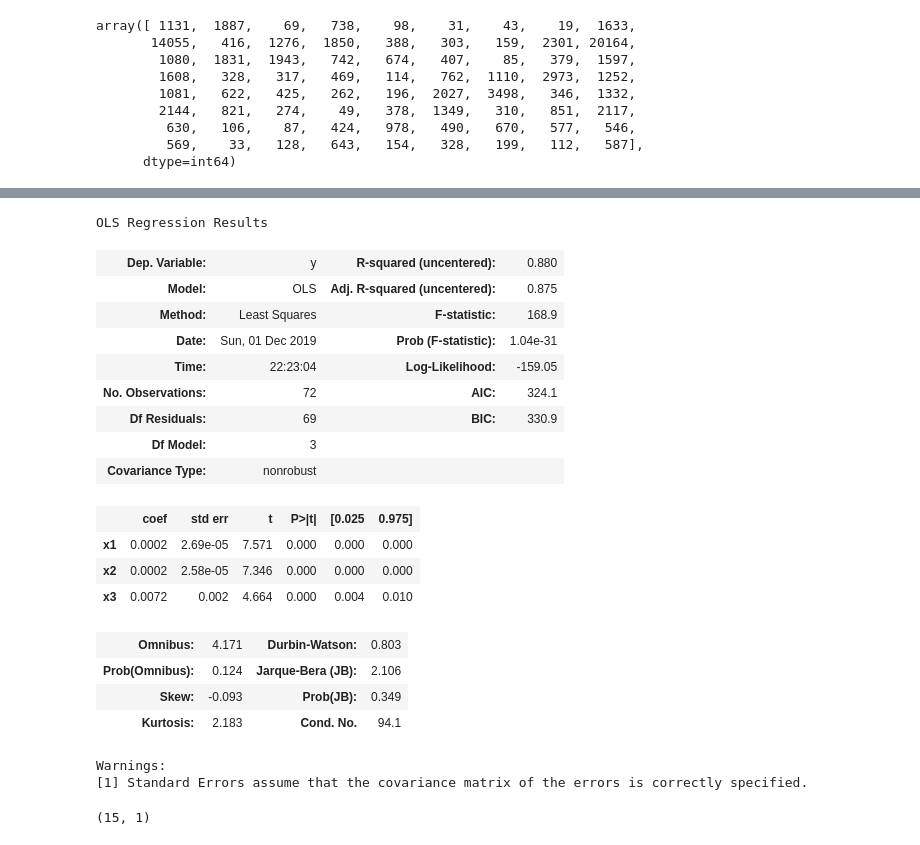
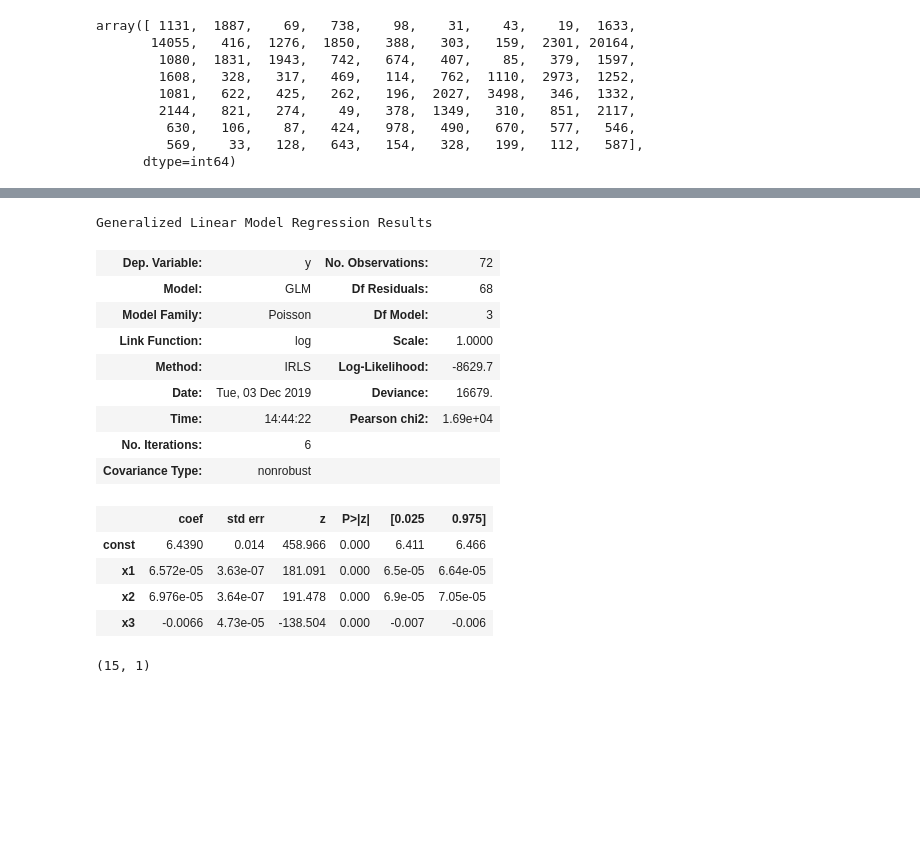
Before and after one commit to leonardzh/zheng_MnM4SDS_project, a Jupyter notebook: austria_NNSI.ipynb, the cells around one changed output, grey strips where cells are left out. Cells and saved outputs as stored; diff of their text form; code cells hidden in the pictures; blank space fills up the shorter version.

```diff
--- a/austria_NNSI.ipynb
+++ b/austria_NNSI.ipynb
@@ -139,3 +146,4 @@ tensor([[[ 4016.0000, 25741.0000,   103.0018]]])
 # %%
 X=input_features.T
-X = np.log(X)
+
+X = sm.add_constant(X)
@@ -160,3 +150,2 @@ array([[ 8.29804166, 10.15584033,  4.6347469 ],
 # %%
 Y=flows.reshape(-1,1)
-Y = np.log(Y)
@@ -165,26 +156,27 @@ model = sm.OLS(Y,X)
+# %%
+
+
+#statsmodel GLM family possion/SPN
+model = sm.GLM(Y, X, family=sm.families.Poisson())
 # %%
-model.fit().summary()
+results = model.fit()
+results.summary()
 # %% [output]
-OLS Regression Results
+Generalized Linear Model Regression Results
-| Dep. Variable: | y | R-squared (uncentered): | 0.880 |
-| Model: | OLS | Adj. R-squared (uncentered): | 0.875 |
-| Method: | Least Squares | F-statistic: | 168.9 |
-| Date: | Sun, 01 Dec 2019 | Prob (F-statistic): | 1.04e-31 |
-| Time: | 22:23:04 | Log-Likelihood: | -159.05 |
-| No. Observations: | 72 | AIC: | 324.1 |
-| Df Residuals: | 69 | BIC: | 330.9 |
-| Df Model: | 3 |  |  |
+| Dep. Variable: | y | No. Observations: | 72 |
+| Model: | GLM | Df Residuals: | 68 |
+| Model Family: | Poisson | Df Model: | 3 |
+| Link Function: | log | Scale: | 1.0000 |
+| Method: | IRLS | Log-Likelihood: | -8629.7 |
+| Date: | Tue, 03 Dec 2019 | Deviance: | 16679. |
+| Time: | 14:44:22 | Pearson chi2: | 1.69e+04 |
+| No. Iterations: | 6 |  |  |
 | Covariance Type: | nonrobust |  |  |
-|  | coef | std err | t | P>|t| | [0.025 | 0.975] |
-| x1 | 0.0002 | 2.69e-05 | 7.571 | 0.000 | 0.000 | 0.000 |
-| x2 | 0.0002 | 2.58e-05 | 7.346 | 0.000 | 0.000 | 0.000 |
-| x3 | 0.0072 | 0.002 | 4.664 | 0.000 | 0.004 | 0.010 |
+|  | coef | std err | z | P>|z| | [0.025 | 0.975] |
+| const | 6.4390 | 0.014 | 458.966 | 0.000 | 6.411 | 6.466 |
+| x1 | 6.572e-05 | 3.63e-07 | 181.091 | 0.000 | 6.5e-05 | 6.64e-05 |
+| x2 | 6.976e-05 | 3.64e-07 | 191.478 | 0.000 | 6.9e-05 | 7.05e-05 |
+| x3 | -0.0066 | 4.73e-05 | -138.504 | 0.000 | -0.007 | -0.006 |
-| Omnibus: | 4.171 | Durbin-Watson: | 0.803 |
-| Prob(Omnibus): | 0.124 | Jarque-Bera (JB): | 2.106 |
-| Skew: | -0.093 | Prob(JB): | 0.349 |
-| Kurtosis: | 2.183 | Cond. No. | 94.1 |
-Warnings:
-[1] Standard Errors assume that the covariance matrix of the errors is correctly specified.
 # %%
 X_train, X_test, y_train, y_test = train_test_split(X, Y, test_size=0.2, random_state=42)
 # %%
```
Also changed, not shown: parts of 8 cells of this notebook, 1 other file.
